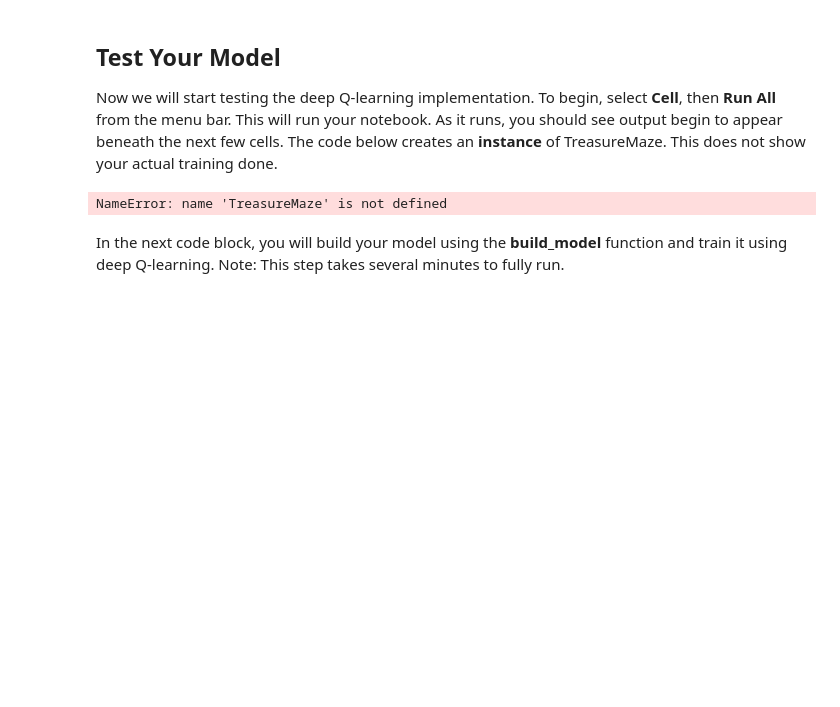
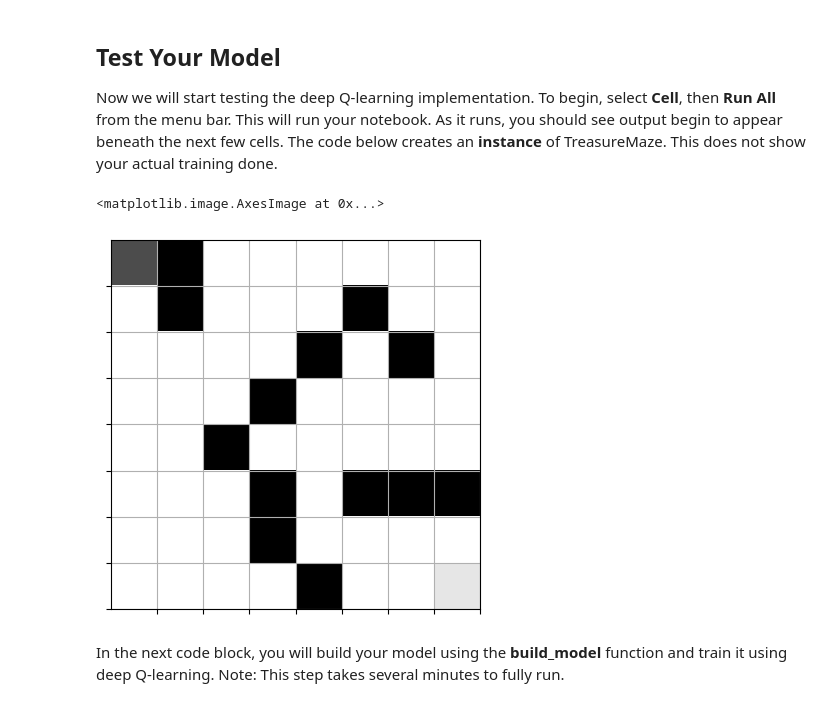
Before and after one commit to lnginyard/Pirate-Intelligent-Agent, a Jupyter notebook: TreasureHuntGame_starterCode.ipynb, the cells around one changed output. Cells and saved outputs as stored; diff of their text form; code cells hidden in the pictures; blank space fills up the shorter version.

```diff
--- a/TreasureHuntGame_starterCode.ipynb
+++ b/TreasureHuntGame_starterCode.ipynb
@@ -167,0 +159,17 @@ reward= -0.04
+# %%
+if "maze" not in globals():
+    maze = np.array([
+        [1., 0., 1., 1., 1., 1., 1., 1.],
+        [1., 0., 1., 1., 1., 0., 1., 1.],
+        [1., 1., 1., 1., 0., 1., 0., 1.],
+        [1., 1., 1., 0., 1., 1., 1., 1.],
+        [1., 1., 0., 1., 1., 1., 1., 1.],
+        [1., 1., 1., 0., 1., 0., 0., 0.],
+        [1., 1., 1., 0., 1., 1., 1., 1.],
+        [1., 1., 1., 1., 0., 1., 1., 1.]
+    ])
+
+qmaze = TreasureMaze(maze)
+canvas, reward, game_over = qmaze.act(3)
+print("reward=", reward)
+show(qmaze)
@@ -398,13 +410,46 @@ def qtrain(model, maze, **opt):
 ## Test Your Model
 
 Now we will start testing the deep Q-learning implementation. To begin, select **Cell**, then **Run All** from the menu bar. This will run your notebook. As it runs, you should see output begin to appear beneath the next few cells. The code below creates an <b>instance</b> of TreasureMaze. This does not show your actual training done.
-# %%
-from TreasureMaze import TreasureMaze
-
-qmaze = TreasureMaze(maze)
-show(qmaze)
-# %% [output]
-NameError: name 'TreasureMaze' is not defined
+# %%
+from TreasureMaze import TreasureMaze
+
+if "maze" not in globals():
+    maze = np.array([
+        [1., 0., 1., 1., 1., 1., 1., 1.],
+        [1., 0., 1., 1., 1., 0., 1., 1.],
+        [1., 1., 1., 1., 0., 1., 0., 1.],
+        [1., 1., 1., 0., 1., 1., 1., 1.],
+        [1., 1., 0., 1., 1., 1., 1., 1.],
+        [1., 1., 1., 0., 1., 0., 0., 0.],
+        [1., 1., 1., 0., 1., 1., 1., 1.],
+        [1., 1., 1., 1., 0., 1., 1., 1.]
+    ])
+
+qmaze = TreasureMaze(maze)
+if "show" not in globals():
+    def show(qmaze):
+        plt.grid("on")
+        nrows, ncols = qmaze.maze.shape
+        ax = plt.gca()
+        ax.set_xticks(np.arange(0.5, nrows, 1))
+        ax.set_yticks(np.arange(0.5, ncols, 1))
+        ax.set_xticklabels([])
+        ax.set_yticklabels([])
+
+        canvas = np.copy(qmaze.maze)
+        for row, col in qmaze.visited:
+            canvas[row, col] = 0.6
+
+        pirate_row, pirate_col, _ = qmaze.state
+        canvas[pirate_row, pirate_col] = 0.3
+        canvas[nrows - 1, ncols - 1] = 0.9
+
+        return plt.imshow(canvas, interpolation="none", cmap="gray")
+
+show(qmaze)
+# %% [output]
+<matplotlib.image.AxesImage at 0x...>
+[figure, added]
 # %% [markdown]
 In the next code block, you will build your model using the <b>build_model</b> function and train it using deep Q-learning. Note: This step takes several minutes to fully run.
 # %% [markdown]
```
Also changed, not shown: parts of 9 cells of this notebook.
